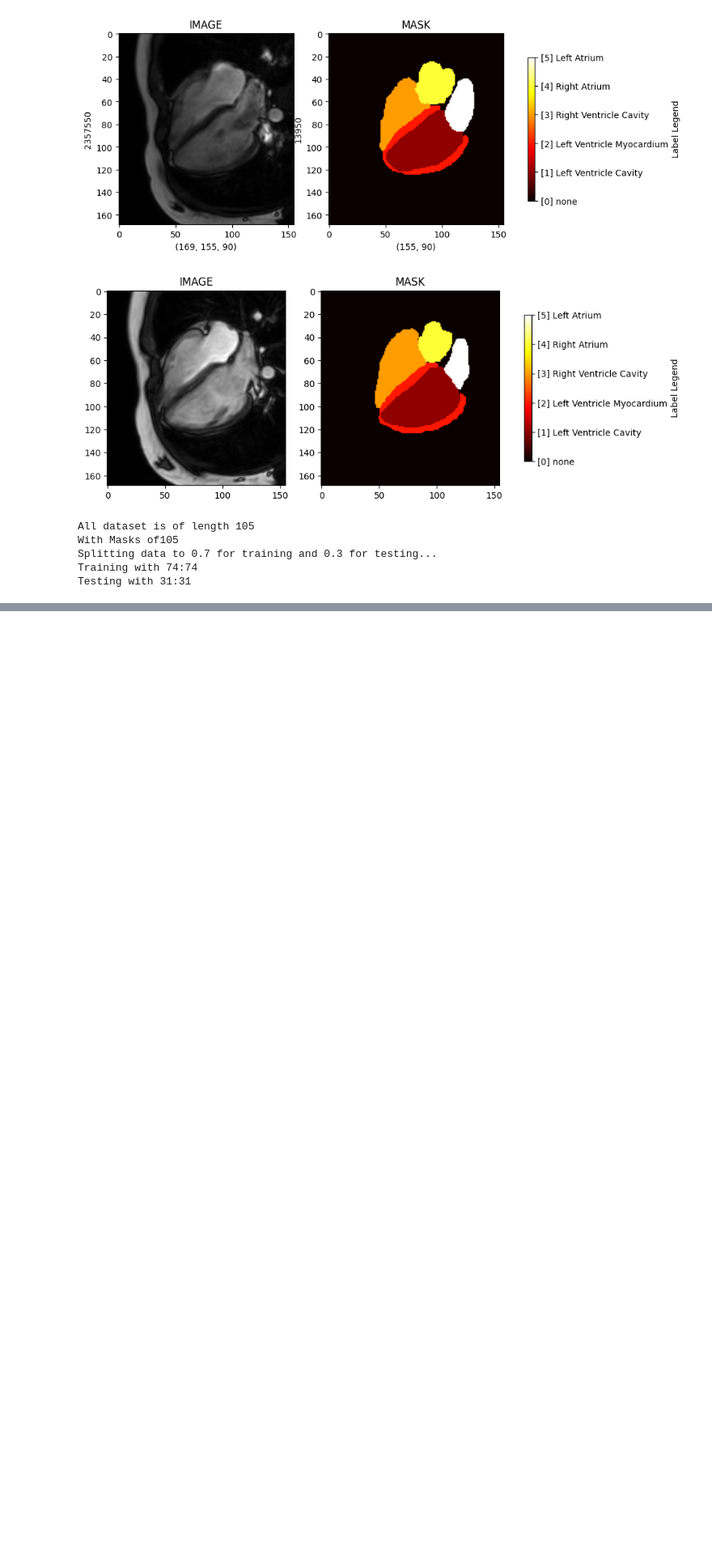
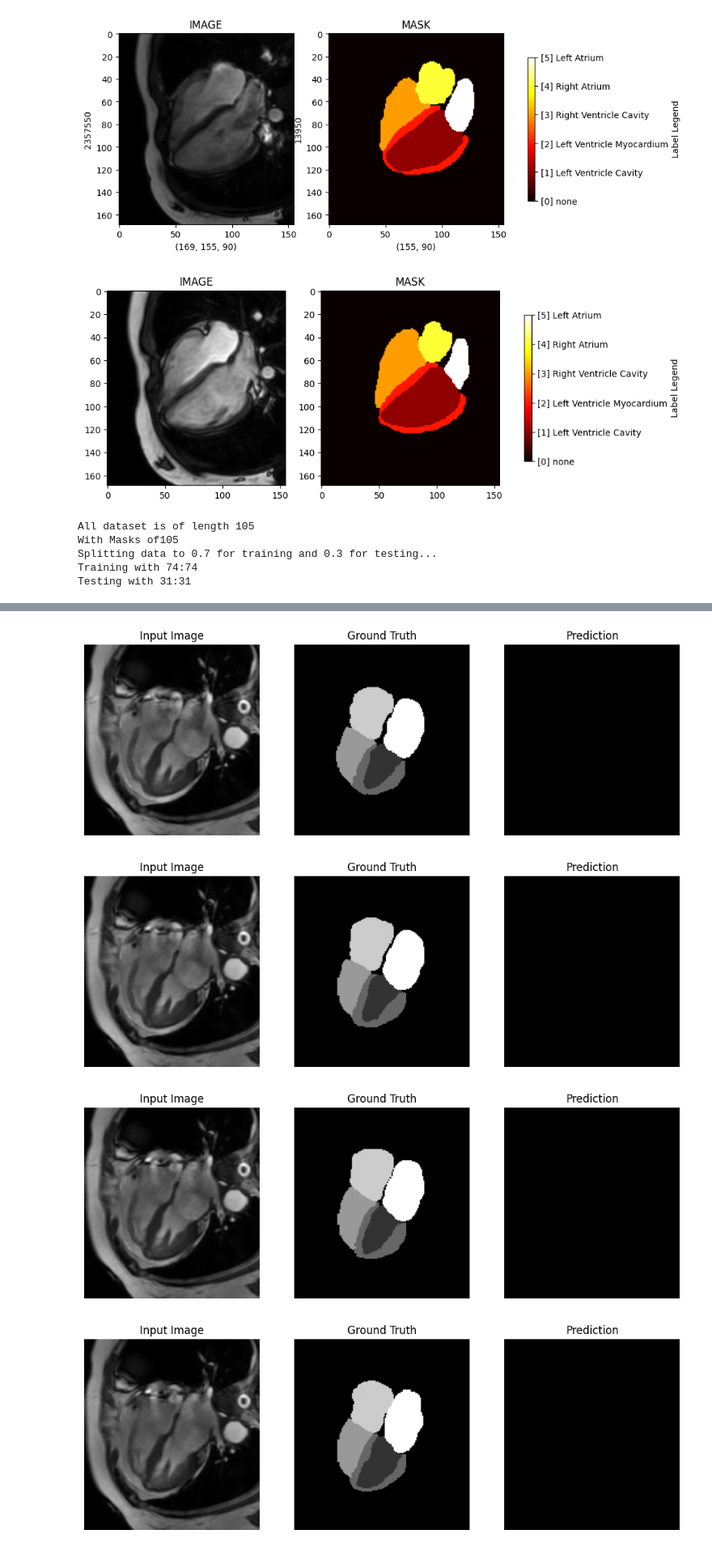
Before and after one commit to aymanreda56/CINE_Cardiac_MRI_With_Deep_Learning, a Jupyter notebook: trial.ipynb, the cells around one changed output, grey strips where cells are left out. Shown at 81% size. Drawn from its saved outputs; the diff is of its cells as text; code cells hidden in the pictures; blank space fills up the shorter version.

```diff
--- a/trial.ipynb
+++ b/trial.ipynb
@@ -40,0 +48,16 @@ Testing with 31:31
+# %%
+# I will simply load the entire dataset into a data loader (for batch processing)
+train_dataset_path = r"C:\Users\ayman.mohamed\Personal\Masters_Security\Deep_Learning\CINE_Cardiac_MRI_With_Deep_Learning\CMR-MULTI\CINE_MULTI\4CH_TR\image"
+mask_dataset_path = r"C:\Users\ayman.mohamed\Personal\Masters_Security\Deep_Learning\CINE_Cardiac_MRI_With_Deep_Learning\CMR-MULTI\CINE_MULTI\4CH_TR\anno"
+
+
+mri_dataset, test_mri_dataset = helpers.create_2d_dataset(train_dataset_path, mask_dataset_path)
+
+
+batch_size = 20
+mri_dataloader = DataLoader(mri_dataset, batch_size=batch_size)
+test_mri_dataloader = DataLoader(test_mri_dataset, batch_size=batch_size)
+
+classes = list(helpers.load_labels(Problem_Type="CINE", Image_Type="4CH").keys())
+print(len(classes))
+print(classes)
@@ -40,0 +235,52 @@ Testing with 31:31
+# %%
+images, masks = next(iter(test_mri_dataloader))
+
+images = images.to(device)
+masks = masks.to(device)
+
+masks = masks.squeeze(1).long()
+
+model.eval()
+with torch.no_grad():
+    outputs = model(images)
+    preds = torch.argmax(outputs, dim=1)
+
+images = images.cpu()
+masks = masks.cpu()
+preds = preds.cpu()
+
+
+import matplotlib.pyplot as plt
+
+def visualize_sample(img, mask, pred, idx):
+    plt.figure(figsize=(12,4))
+
+    # Input image
+    plt.subplot(1,3,1)
+    plt.title("Input Image")
+    plt.imshow(img.squeeze(), cmap='gray')
+    plt.axis('off')
+
+    # Ground truth
+    plt.subplot(1,3,2)
+    plt.title("Ground Truth")
+    plt.imshow(mask, cmap='gray')
+    plt.axis('off')
+
+    # Prediction
+    plt.subplot(1,3,3)
+    plt.title("Prediction")
+    plt.imshow(pred, cmap='gray')
+    plt.axis('off')
+
+    plt.show()
+
+
+
+for i in range(5):  # change number as you like
+    visualize_sample(images[i], masks[i], preds[i], i)
+# %% [output]
+[figure, added]
+[figure, added]
+[figure, added]
+[figure, added]
```
Also changed, not shown: parts of 6 cells of this notebook, 1 other file.
